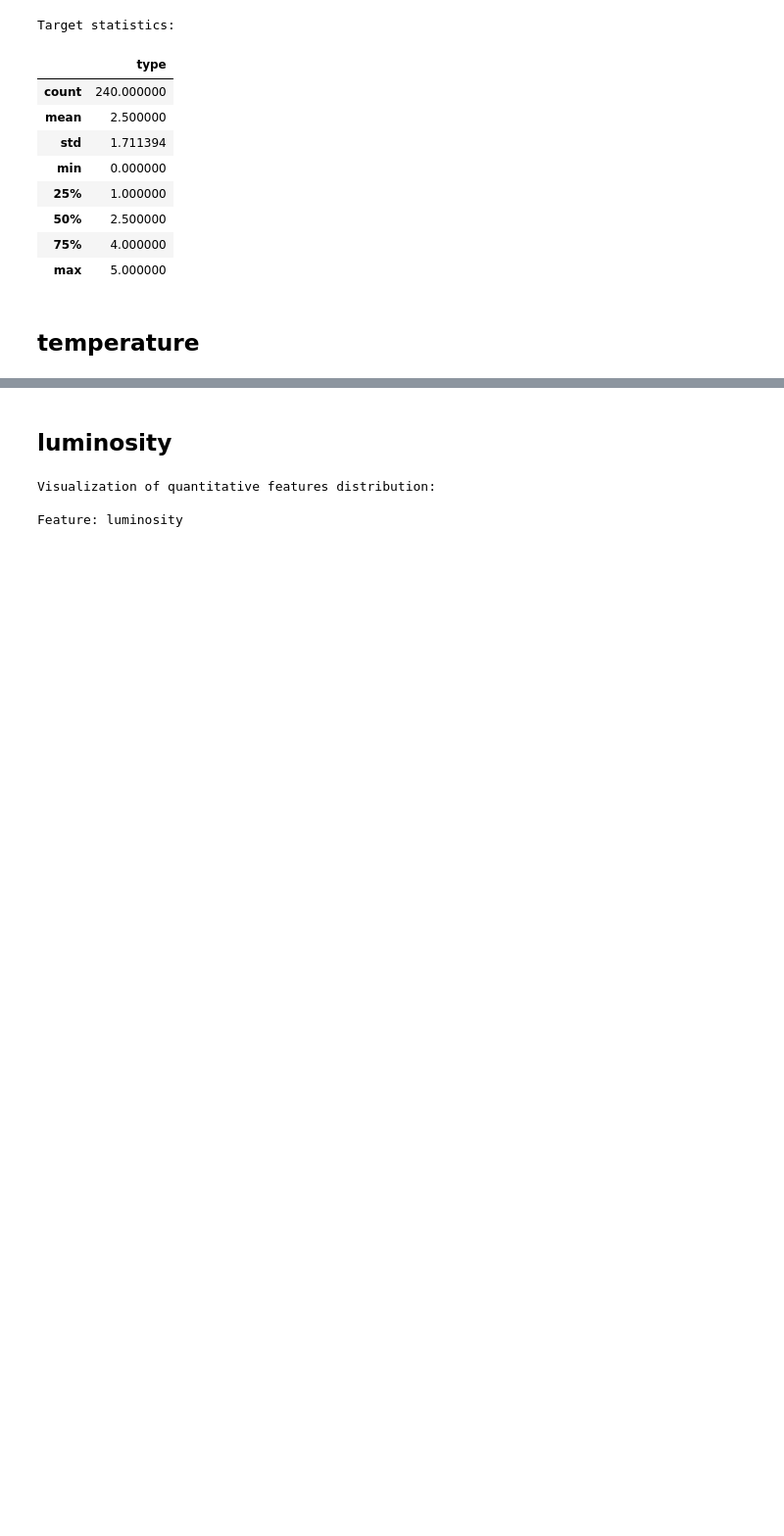
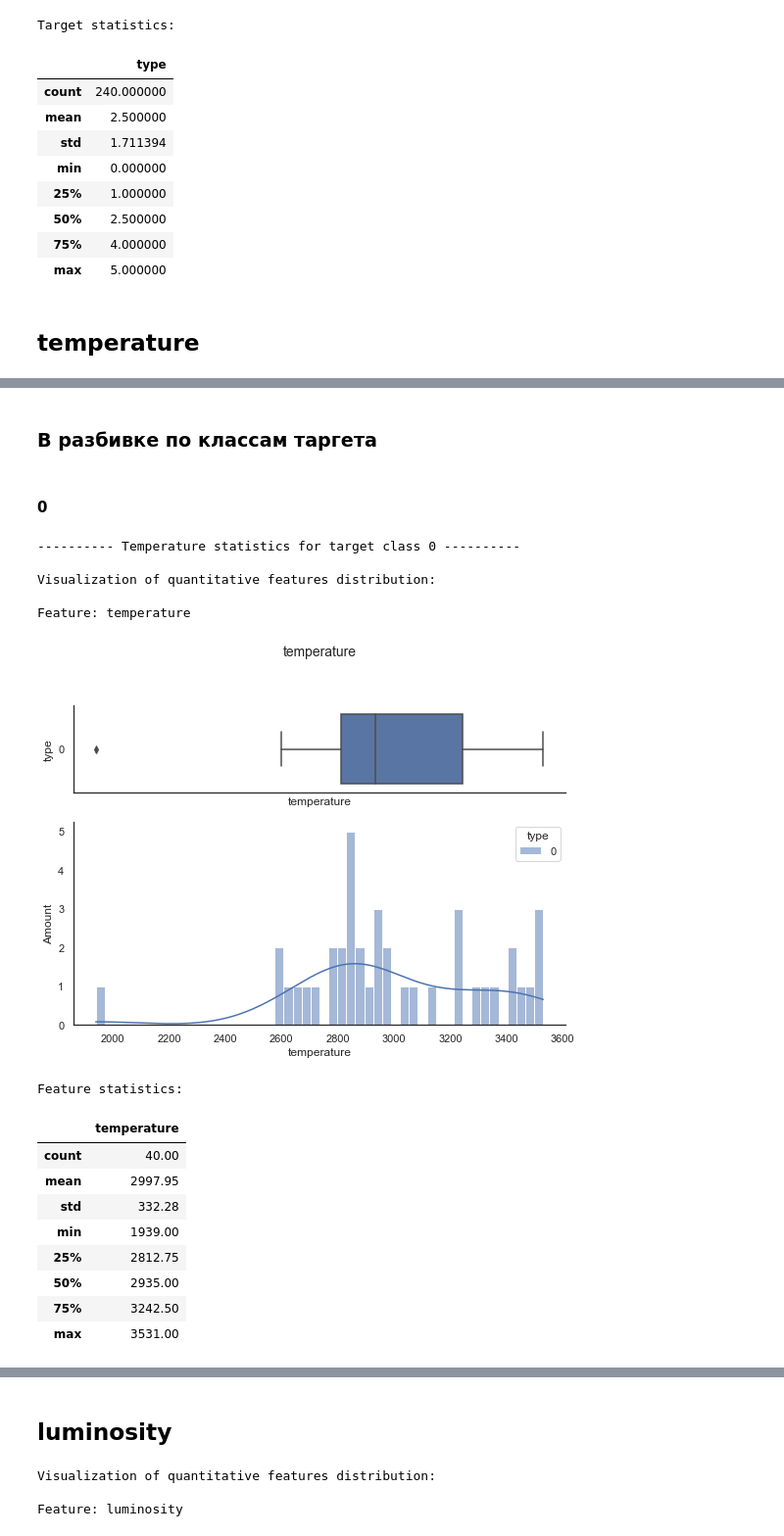
Before and after one commit to AdamCage/star_temperature_prediction_with_pytorch, a Jupyter notebook: star_temperature_prediction.ipynb, the cells around one changed output, grey strips where cells are left out. Shown at 98% size. Cells and saved outputs as stored; diff of their text form; code cells hidden in the pictures; blank space fills up the shorter version.

```diff
--- a/star_temperature_prediction.ipynb
+++ b/star_temperature_prediction.ipynb
@@ -399,6 +437,25 @@ def create_visualization(data, dtype, target, is_cat_target=False,
             display(pd.DataFrame(data[target].describe()))
 
     print()
+# %%
+def visualize_feature_for_target_classes(ds, feature, target, target_class):
+    '''
+    This function generates a visualization of a specific feature for a target class in a dataset.
+
+    Parameters:
+    ds (pandas.DataFrame): The input dataset.
+    feature (str): The feature for which to generate a visualization.
+    target (str): The name of the target column in the dataset.
+    target_class (str): The target class for which to generate the visualization.
+
+    Returns:
+    None
+    '''
+    print(f"---------- {feature.title()} statistics for target class {target_class} ----------")
+    print()
+    create_visualization(data=ds[ds[target] == target_class][[feature, target]],
+                         dtype="scalars", target="type", is_cat_target=True,
+                         figsize=(9, 6))
 # %% [markdown]
 # Загрузка данных
 # %%
@@ -591,0 +586,23 @@ Feature statistics:
+# %% [markdown]
+### В разбивке по классам таргета
+# %% [markdown]
+#### 0
+# %%
+visualize_feature_for_target_classes(data, "temperature", "type", 0)
+# %% [output]
+---------- Temperature statistics for target class 0 ----------
+
+Visualization of quantitative features distribution:
+
+Feature: temperature
+[figure, added]
+Feature statistics:
+|  | temperature |
+| count | 40.00 |
+| mean | 2997.95 |
+| std | 332.28 |
+| min | 1939.00 |
+| 25% | 2812.75 |
+| 50% | 2935.00 |
+| 75% | 3242.50 |
+| max | 3531.00 |
```
Also changed, not shown: parts of 88 cells of this notebook.
